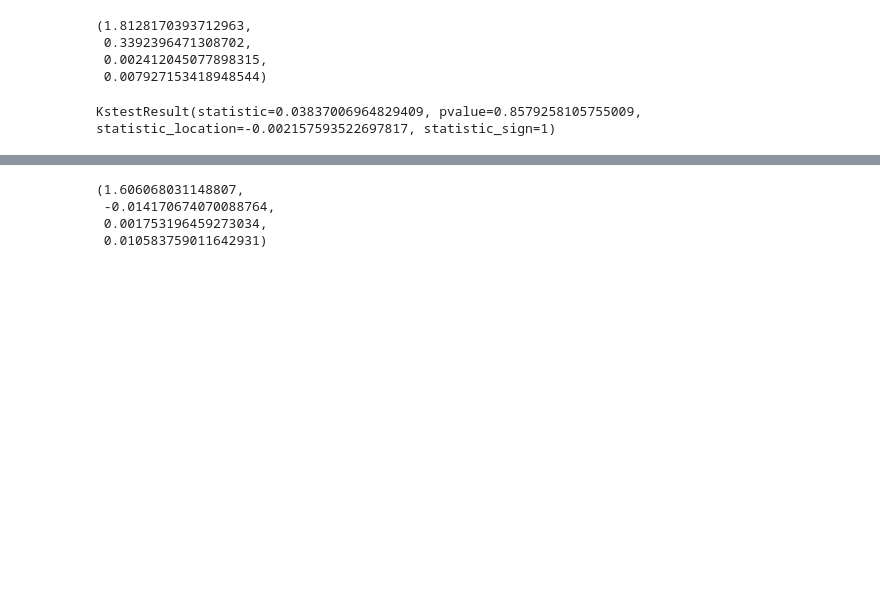
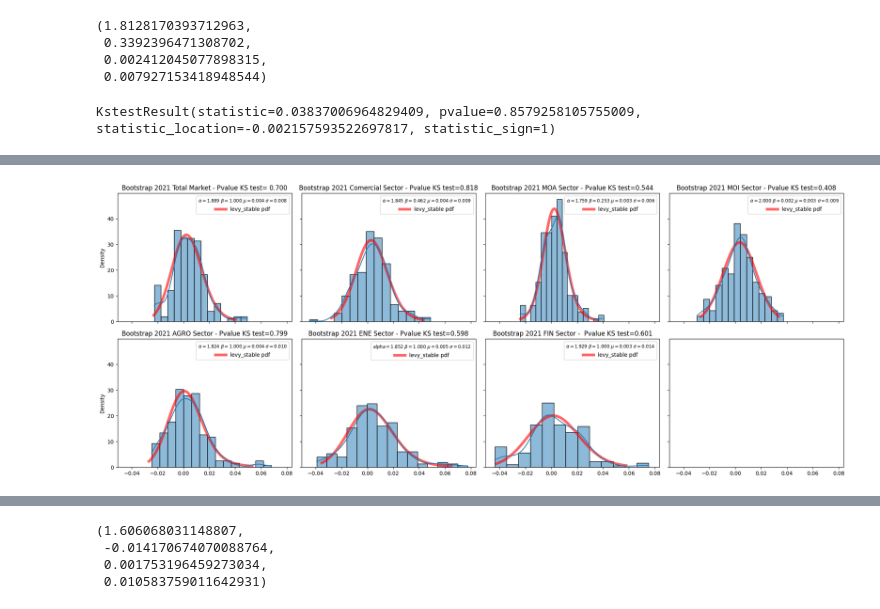
Before and after one commit to nluczywo/simulation, a Jupyter notebook: Fit_levy.ipynb, the cells around one changed output, grey strips where cells are left out. Cells and saved outputs as stored; diff of their text form; code cells hidden in the pictures; blank space fills up the shorter version.

```diff
--- a/Fit_levy.ipynb
+++ b/Fit_levy.ipynb
@@ -242,0 +306,4 @@ Año 21    | Total                | Comercial              | MOA
+# %%
+y21sagros = sample_merval21[agro].mean(axis = 1, skipna = True)
+alphaagro, betaagro, locagro, scaleagro = scipy.stats.levy_stable.fit(y21sagros)
+alphaagro, betaagro, locagro, scaleagro
@@ -242,0 +320,4 @@ Año 21    | Total                | Comercial              | MOA
+# %%
+y21senes = sample_merval21[ene].mean(axis = 1, skipna = True)
+alphaene, betaene, locene, scaleene = scipy.stats.levy_stable.fit(y21senes)
+alphaene, betaene, locene, scaleene
@@ -242,0 +334,4 @@ Año 21    | Total                | Comercial              | MOA
+# %%
+y21sfins = sample_merval21[fin].mean(axis = 1, skipna = True)
+alphafin, betafin, locfin, scalefin = scipy.stats.levy_stable.fit(y21sfins)
+alphafin, betafin, locfin, scalefin
@@ -242,0 +348,4 @@ Año 21    | Total                | Comercial              | MOA
+# %%
+y21ss = sample_merval21.mean(axis = 1, skipna = True)
+alphat, betat, loct, scalet = scipy.stats.levy_stable.fit(y21ss)
+alphat, betat, loct, scalet
@@ -242,0 +362,70 @@ Año 21    | Total                | Comercial              | MOA
+# %%
+fig, ax = plt.subplots(2, 4, sharey=True, sharex=True)
+fig.set_size_inches(20, 8)
+#todo
+alpha, beta, loc, scale = alphat, betat, loct, scalet
+x = np.linspace(scipy.stats.levy_stable.ppf(0.01, alpha, beta, loc, scale),
+                scipy.stats.levy_stable.ppf(0.99, alpha, beta, loc, scale), 100)
+ax[0,0].plot(x, scipy.stats.levy_stable.pdf(x, alpha, beta,loc,scale),'r-', lw=5, alpha=0.6, label='levy_stable pdf')
+sns.histplot(ax=ax[0,0],data=y21ss,stat = "density",kde=True)
+ax[0,0].set_title(f"Bootstrap 2021 Total Market - Pvalue KS test= {ktestt.pvalue:.3f}")
+ax[0,0].legend(title=fr"$\alpha=${alphat:.3f} $\beta=${betat:.3f} $\mu=${loct:.3f} $\sigma=${scalet:.3f}", title_fontsize = "8.5")
+
+#come
+alpha, beta, loc, scale = alpha_come, beta_come, loc_come, scale_come
+x = np.linspace(scipy.stats.levy_stable.ppf(0.01, alpha, beta, loc, scale),
+                scipy.stats.levy_stable.ppf(0.99, alpha, beta, loc, scale), 100)
+ax[0,1].plot(x, scipy.stats.levy_stable.pdf(x, alpha, beta,loc,scale),'r-', lw=5, alpha=0.6, label='levy_stable pdf')
+sns.histplot(ax=ax[0,1],data=y21scomes, stat = "density",kde=True)
+ax[0,1].set_title(f"Bootstrap 2021 Comercial Sector - Pvalue KS test={ktestcom.pvalue:.3f}")
+ax[0,1].legend(title=fr"$\alpha=${alpha_come:.3f} $\beta=${beta_come:.3f} $\mu=${loc_come:.3f} $\sigma=${scale_come:.3f}", title_fontsize = "8.5")
+
+#moa
+alpha, beta, loc, scale = alphamoa, betamoa, locmoa, scalemoa
+x = np.linspace(scipy.stats.levy_stable.ppf(0.01, alpha, beta, loc, scale),
+                scipy.stats.levy_stable.ppf(0.99, alpha, beta, loc, scale), 100)
+ax[0,2].plot(x, scipy.stats.levy_stable.pdf(x, alpha, beta,loc,scale),'r-', lw=5, alpha=0.6, label='levy_stable pdf')
+sns.histplot(ax=ax[0,2],data=y21smoas, stat = "density",kde=True)
+ax[0,2].set_title(f"Bootstrap 2021 MOA Sector - Pvalue KS test={ktestmoa.pvalue:.3f}")
+ax[0,2].legend(title=fr"$\alpha=${alphamoa:.3f} $\beta=${betamoa:.3f} $\mu=${locmoa:.3f} $\sigma=${scalemoa:.3f}", title_fontsize = "8.5")
+
+#moi
+alpha, beta, loc, scale = alphamoi, betamoi, locmoi, scalemoi
+x = np.linspace(scipy.stats.levy_stable.ppf(0.01, alpha, beta, loc, scale),
+                scipy.stats.levy_stable.ppf(0.99, alpha, beta, loc, scale), 100)
+ax[0,3].plot(x, scipy.stats.levy_stable.pdf(x, alpha, beta,loc,scale),'r-', lw=5, alpha=0.6, label='levy_stable pdf')
+sns.histplot(ax=ax[0,3],data=y21smois, stat = "density",kde=True)
+ax[0,3].set_title(f"Bootstrap 2021 MOI Sector - Pvalue KS test={ktestmoi.pvalue:.3f}" )
+ax[0,3].legend(title=fr"$\alpha=${alphamoi:.3f} $\beta=${betamoi:.3f} $\mu=${locmoi:.3f} $\sigma=${scalemoi:.3f}", title_fontsize = "8.5")
+
+#agro
+alpha, beta, loc, scale = alphaagro, betaagro, locagro, scaleagro
+x = np.linspace(scipy.stats.levy_stable.ppf(0.01, alpha, beta, loc, scale),
+                scipy.stats.levy_stable.ppf(0.99, alpha, beta, loc, scale), 100)
+ax[1,0].plot(x, scipy.stats.levy_stable.pdf(x, alpha, beta,loc,scale),'r-', lw=5, alpha=0.6, label='levy_stable pdf')
+sns.histplot(ax=ax[1,0],data=y21sagros, stat = "density",kde=True)
+ax[1,0].set_title(f"Bootstrap 2021 AGRO Sector - Pvalue KS test={ktestagro.pvalue:.3f}")
+ax[1,0].legend(title=fr"$\alpha=${alphaagro:.3f} $\beta=${betaagro:.3f} $\mu=${locagro:.3f} $\sigma=${scaleagro:.3f}", title_fontsize = "8.5")
+
+#ene
+alpha, beta, loc, scale = alphaene, betaene, locene, scaleene
+x = np.linspace(scipy.stats.levy_stable.ppf(0.01, alpha, beta, loc, scale),
+                scipy.stats.levy_stable.ppf(0.99, alpha, beta, loc, scale), 100)
+ax[1,1].plot(x, scipy.stats.levy_stable.pdf(x, alpha, beta,loc,scale),'r-', lw=5, alpha=0.6, label='levy_stable pdf')
+sns.histplot(ax=ax[1,1],data=y21senes, stat = "density",kde=True)
+ax[1,1].set_title(f"Bootstrap 2021 ENE Sector - Pvalue KS test={ktestene.pvalue:.3f}")
+ax[1,1].legend(title=fr"$alpha=${alphaene:.3f} $\beta=${betaene:.3f} $\mu=${locene:.3f} $\sigma=${scaleene:.3f}", title_fontsize = "8.5")
+
+#FIN
+alpha, beta, loc, scale = alphafin, betafin, locfin, scalefin
+x = np.linspace(scipy.stats.levy_stable.ppf(0.01, alpha, beta, loc, scale),
+                scipy.stats.levy_stable.ppf(0.99, alpha, beta, loc, scale), 100)
+ax[1,2].plot(x, scipy.stats.levy_stable.pdf(x, alpha, beta,loc,scale),'r-', lw=5, alpha=0.6, label='levy_stable pdf')
+sns.histplot(ax=ax[1,2],data=y21sfins, stat = "density",kde=True)
+ax[1,2].set_title(f"Bootstrap 2021 FIN Sector -  Pvalue KS test={ktestfin.pvalue:.3f}")
+ax[1,2].legend(title=fr"$\alpha=${alphafin:.3f} $\beta=${betafin:.3f} $\mu=${locfin:.3f} $\sigma=${scalefin:.3f}", title_fontsize = "8.5")
+
+
+fig.tight_layout()
+# %% [output]
+[figure, added]
```
Also changed, not shown: parts of 61 cells of this notebook.
